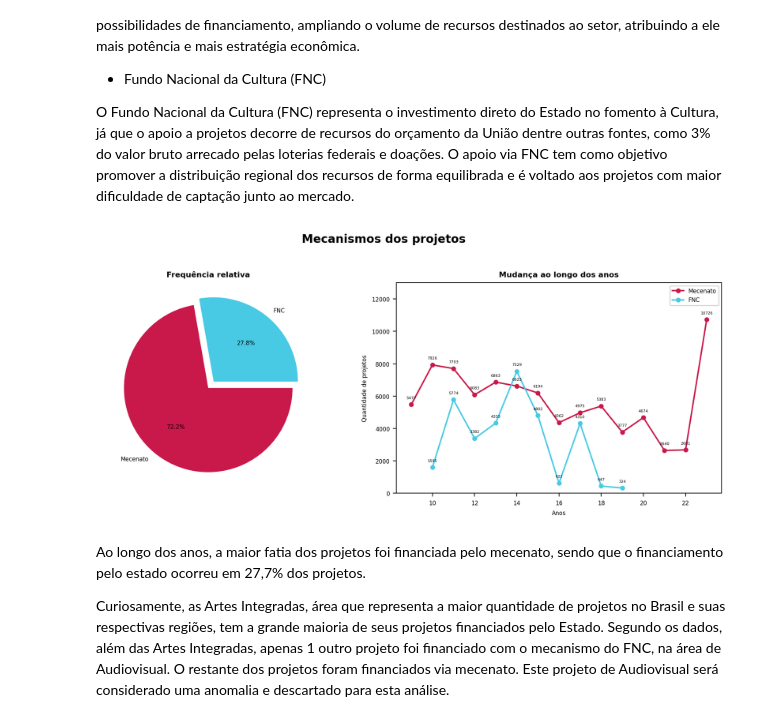
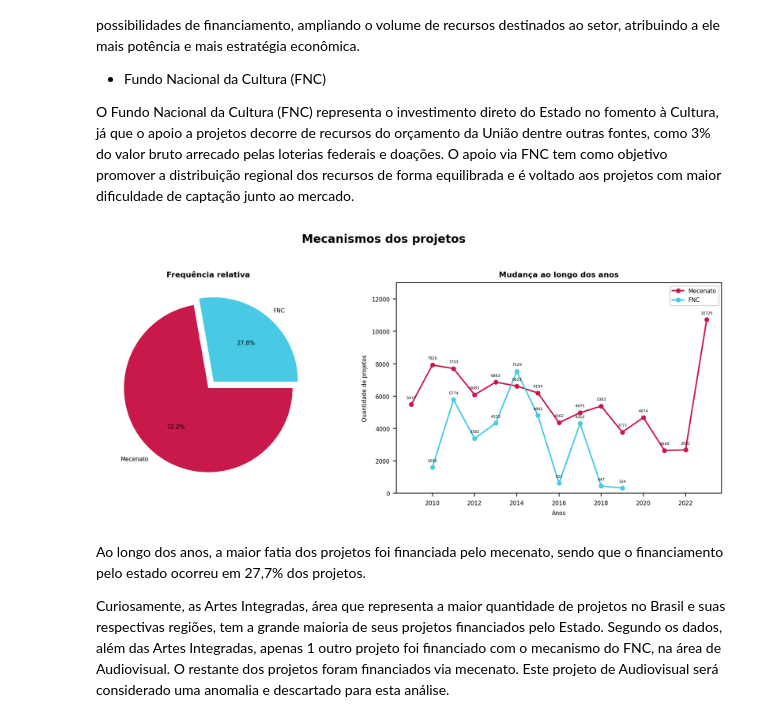
Before and after one commit to lorenaaxbastos/santander-coders-projects, a Jupyter notebook: Unit 2 - Programming Techniques I (PY)/Projeto EDA - Análise do Dataset da Lei Rouanet.ipynb, the cells around one changed output. Saved outputs shown, nothing was run; the diff lists cells and outputs as text; code cells hidden in the pictures.

Commit message:
refactor comentar datasets ainda não utilizados e formatar datas para 20XX

```diff
--- a/Unit 2 - Programming Techniques I (PY)/Projeto EDA - Análise do Dataset da Lei Rouanet.ipynb
+++ b/Unit 2 - Programming Techniques I (PY)/Projeto EDA - Análise do Dataset da Lei Rouanet.ipynb
@@ -216,6 +199,9 @@ fornecedores = fornecedores[["nome", "_links"]]
 projetos = projetos[projetos["valor_projeto"] >= 0]
 projetos = projetos[projetos["valor_aprovado"] >= 0]
 projetos = projetos[~((projetos["mecanismo"] == "FNC") & (projetos["area"] == "Audiovisual"))]
+
+if (projetos["ano_projeto"] > 0).all() and (projetos["ano_projeto"] < 100).all():
+    projetos["ano_projeto"] = 2000 + projetos["ano_projeto"]
 # %% [markdown]
 Tratamento dos dados das propostas:
 # %%
@@ -251,9 +237,9 @@ def regiao_do_uf(uf):
         if uf in estados:
             return regiao
 
-regioes = pd.Series(projetos["UF"].apply(regiao_do_uf), name="regioes")
+regioes = pd.Series(projetos["UF"].apply(regiao_do_uf), name="regiao")
 
-if "regioes" not in projetos.columns:
+if "regiao" not in projetos.columns:
     projetos = pd.concat([projetos, regioes], axis=1)
 # %% [markdown]
 ####
@@ -449,54 +428,50 @@ ax1.pie(
 ax2.plot(
     # considerar até 2023, pois 2024 acabou de começar
     mecenato_por_anos.index[:-1],
     mecenato_por_anos[:-1],
     cores[0],
 
     fnc_por_anos.index,
     fnc_por_anos,
     cores[1],
 
     marker="o",
     markersize=4
 )
 
-for x, y in zip(mecenato_por_anos.index[:-1], mecenato_por_anos[:-1]):
-    rotulo = "{}".format(y)
-    ax2.annotate(
-        rotulo,
-        (x, y),
-        textcoords="offset points",
-        xytext=(0, 6),
-        fontsize=4,
-        ha='center'
-    )
 
-for x, y in zip(fnc_por_anos.index, fnc_por_anos):
-    rotulo = "{}".format(y)
-    ax2.annotate(
-        rotulo,
-        xy=(x, y),
-        textcoords="offset points",
-        xytext=(0, 6),
-        fontsize=4,
-        ha='center'
-    )
+def rotulos_pontos(arr_index, arr):
+    for x, y in zip(arr_index, arr):
+        rotulo = "{}".format(y)
+        ax2.annotate(
+            rotulo,
+            (x, y),
+            textcoords="offset points",
+            xytext=(0, 6),
+            fontsize=4,
+            ha='center'
+        )
+
+
+# removendo último ano, pois ainda estamos no início de 2024
+rotulos_pontos(mecenato_por_anos.index[:-1], mecenato_por_anos[:-1])
+rotulos_pontos(fnc_por_anos.index, fnc_por_anos)
 
 plt.suptitle("Mecanismos dos projetos", fontsize=12, fontweight=1000, y=1.05)
 ax1.set_title("Frequência relativa", fontsize=8, fontweight=600)
 ax2.set_title("Mudança ao longo dos anos", fontsize=8, fontweight=600)
 
 plt.xlabel("Anos")
 plt.ylabel("Quantidade de projetos")
 
 ax2.legend(["Mecenato", "FNC"])
 
 plt.ylim(bottom=0, top=13000)
 
 plt.tight_layout()
 plt.show()
 # %% [output]
-[figure, old version]
+[figure, new version]
 # %% [markdown]
 Ao longo dos anos, a maior fatia dos projetos foi financiada pelo mecenato, sendo que o financiamento pelo estado ocorreu em 27,7% dos projetos.
 
```
Also changed, not shown: parts of 14 cells of this notebook.
